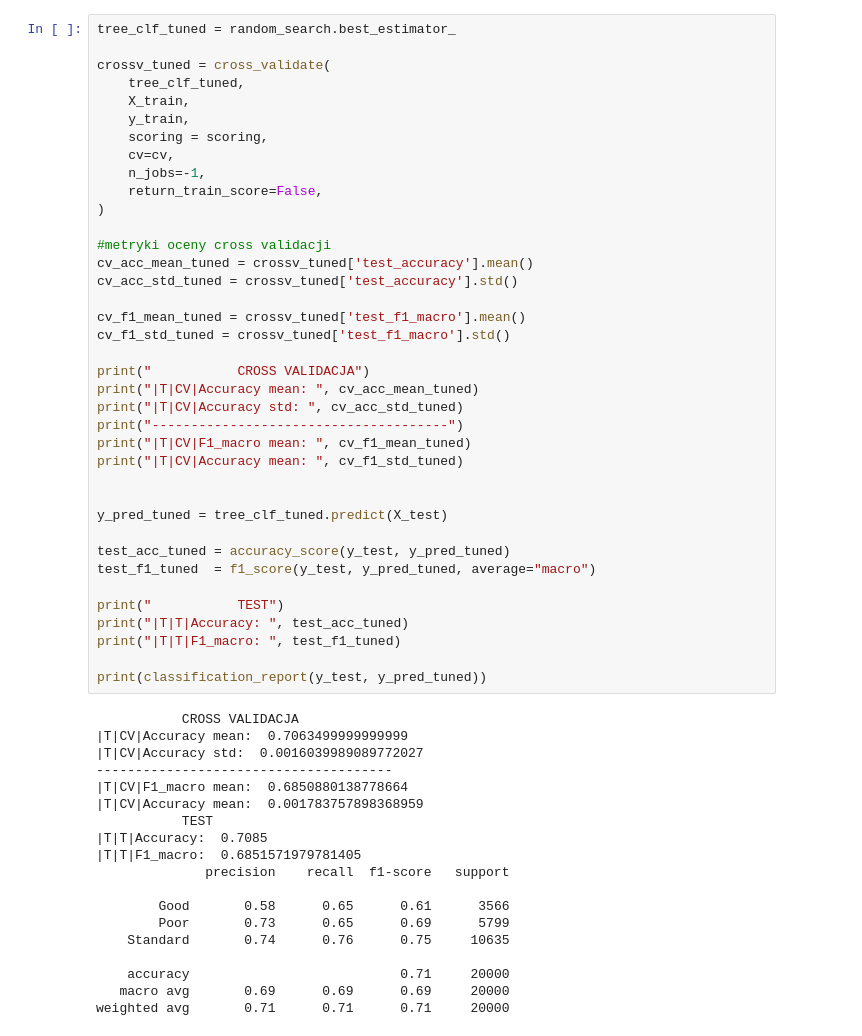
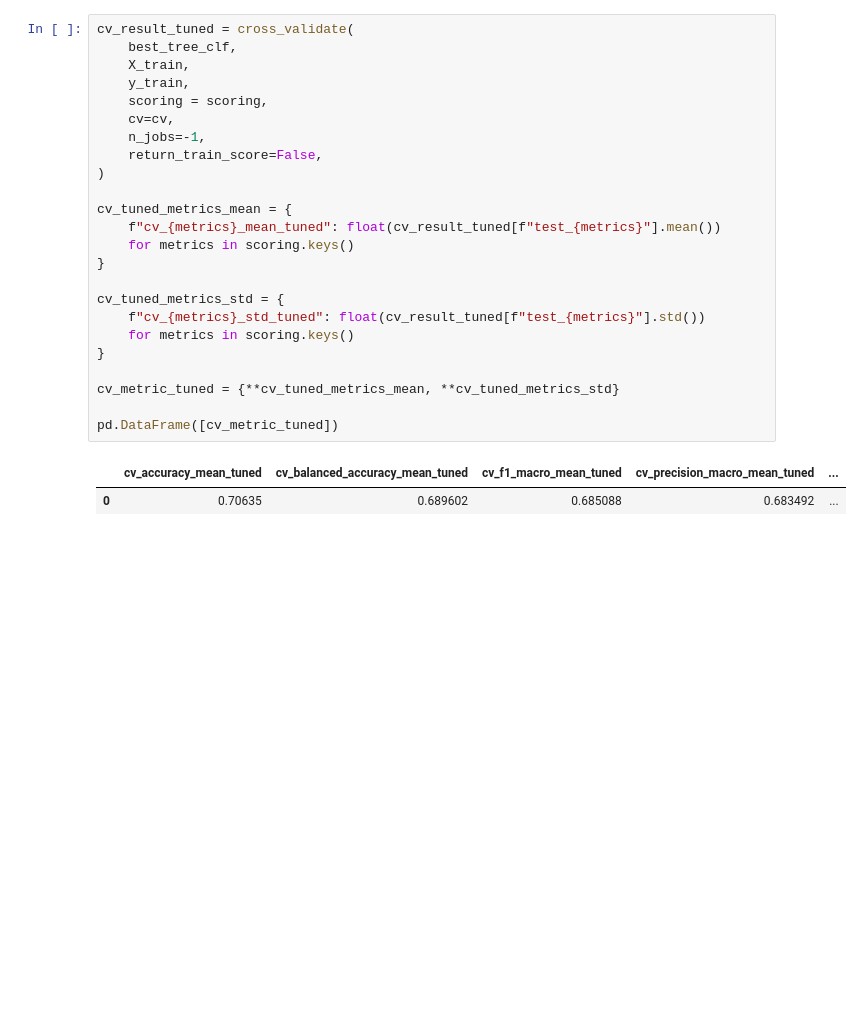
Before and after one commit to JakubKrzak/credit-classification-ml, a Jupyter notebook: notebooks/DecisionTree.ipynb, the cells around one changed output. Drawn from its saved outputs; the diff is of its cells as text; blank space fills up the shorter version.

```diff
--- a/notebooks/DecisionTree.ipynb
+++ b/notebooks/DecisionTree.ipynb
@@ -162,57 +148,27 @@ Fitting 5 folds for each of 30 candidates, totalling 150 fits
 # %%
-tree_clf_tuned = random_search.best_estimator_
-
-crossv_tuned = cross_validate(
-    tree_clf_tuned,
+cv_result_tuned = cross_validate(
+    best_tree_clf,
     X_train,
     y_train,
     scoring = scoring,
     cv=cv,
     n_jobs=-1,
     return_train_score=False,
 )
 
-#metryki oceny cross validacji
-cv_acc_mean_tuned = crossv_tuned['test_accuracy'].mean()
-cv_acc_std_tuned = crossv_tuned['test_accuracy'].std()
+cv_tuned_metrics_mean = {
+    f"cv_{metrics}_mean_tuned": float(cv_result_tuned[f"test_{metrics}"].mean())
+    for metrics in scoring.keys()
+}
 
-cv_f1_mean_tuned = crossv_tuned['test_f1_macro'].mean()
-cv_f1_std_tuned = crossv_tuned['test_f1_macro'].std()
+cv_tuned_metrics_std = {
+    f"cv_{metrics}_std_tuned": float(cv_result_tuned[f"test_{metrics}"].std())
+    for metrics in scoring.keys()
+}
 
-print("           CROSS VALIDACJA")
-print("|T|CV|Accuracy mean: ", cv_acc_mean_tuned)
-print("|T|CV|Accuracy std: ", cv_acc_std_tuned)
-print("--------------------------------------")
-print("|T|CV|F1_macro mean: ", cv_f1_mean_tuned)
-print("|T|CV|Accuracy mean: ", cv_f1_std_tuned)
+cv_metric_tuned = {**cv_tuned_metrics_mean, **cv_tuned_metrics_std}
 
-
-y_pred_tuned = tree_clf_tuned.predict(X_test)
-
-test_acc_tuned = accuracy_score(y_test, y_pred_tuned)
-test_f1_tuned  = f1_score(y_test, y_pred_tuned, average="macro")
-
-print("           TEST")
-print("|T|T|Accuracy: ", test_acc_tuned)
-print("|T|T|F1_macro: ", test_f1_tuned)
-
-print(classification_report(y_test, y_pred_tuned))
+pd.DataFrame([cv_metric_tuned])
 # %% [output]
-           CROSS VALIDACJA
-|T|CV|Accuracy mean:  0.7063499999999999
-|T|CV|Accuracy std:  0.0016039989089772027
---------------------------------------
-|T|CV|F1_macro mean:  0.6850880138778664
-|T|CV|Accuracy mean:  0.001783757898368959
-           TEST
-|T|T|Accuracy:  0.7085
-|T|T|F1_macro:  0.6851571979781405
-              precision    recall  f1-score   support
-
-        Good       0.58      0.65      0.61      3566
-        Poor       0.73      0.65      0.69      5799
-    Standard       0.74      0.76      0.75     10635
-
-    accuracy                           0.71     20000
-   macro avg       0.69      0.69      0.69     20000
-weighted avg       0.71      0.71      0.71     20000
+|  | cv_accuracy_mean_tuned | cv_balanced_accuracy_mean_tuned | cv_f1_macro_mean_tuned | cv_precision_macro_mean_tuned | ... |
+| 0 | 0.70635 | 0.689602 | 0.685088 | 0.683492 | ... |
```
Also changed, not shown: parts of 12 cells of this notebook, 1 other file.
